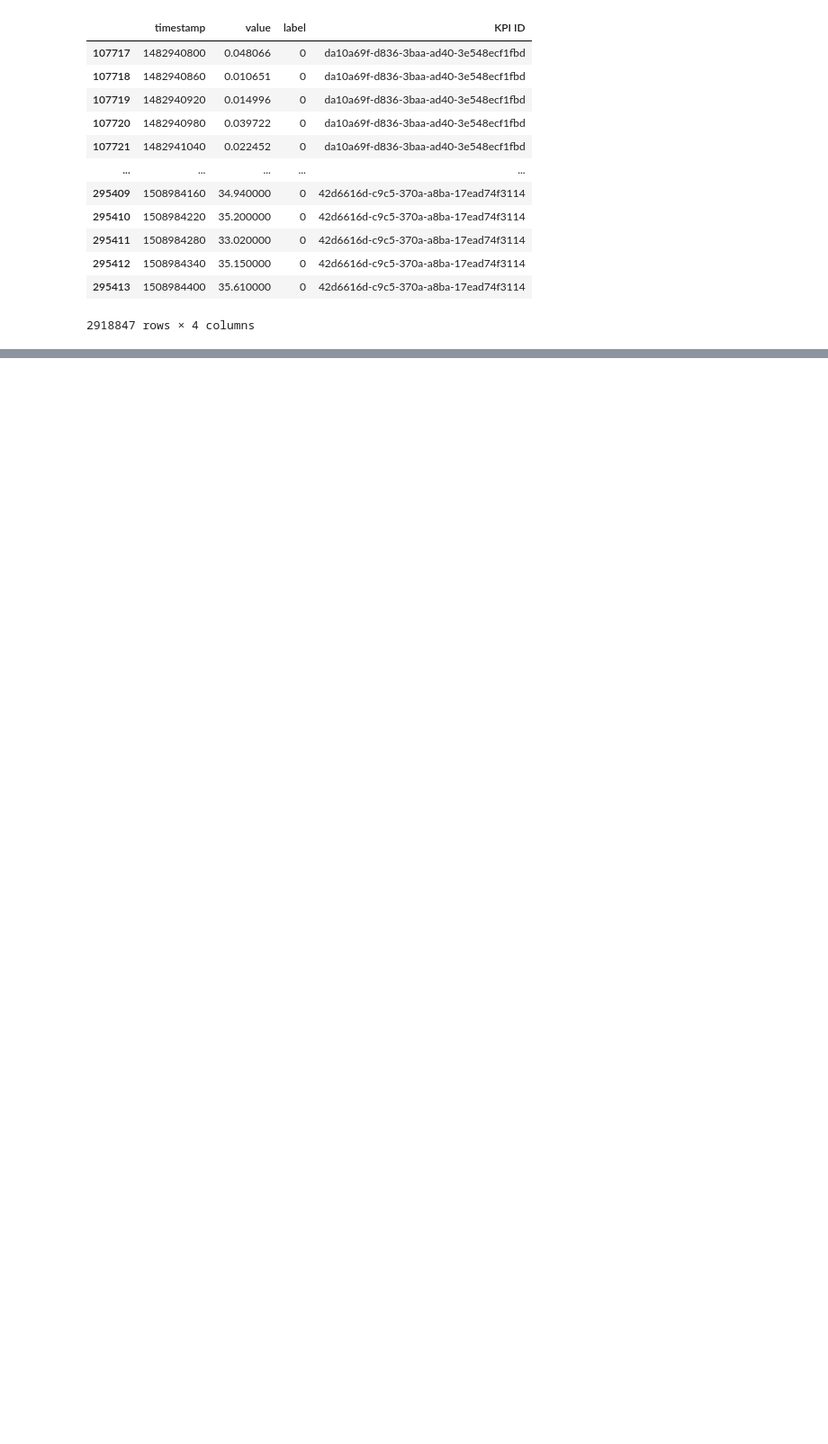
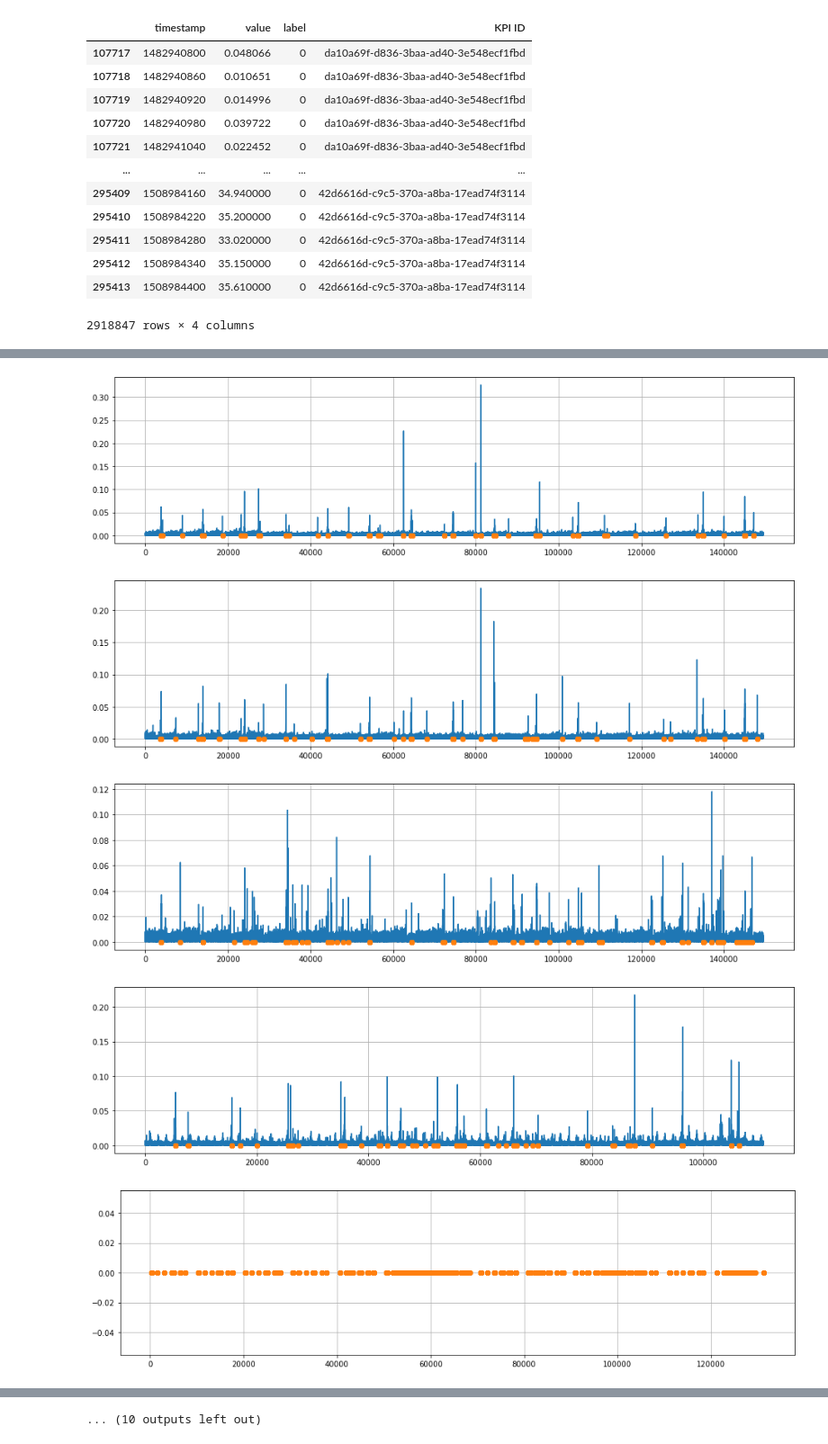
Before and after one commit to zloelias/hse-project-vae-lstm, a Jupyter notebook: observe-data.ipynb, the cells around one changed output, grey strips where cells are left out. Shown at 90% size. Saved outputs shown, nothing was run; the diff lists cells and outputs as text; code cells hidden in the pictures; blank space fills up the shorter version.

```diff
--- a/observe-data.ipynb
+++ b/observe-data.ipynb
@@ -130,0 +228,35 @@ df_train.groupby(by='KPI ID').count()
+# %%
+for file in files:
+    #file = './data/1.csv'
+    #df0 = df[df['KPI ID'] == uuids.index[i]]#[39000:45000]
+    df0 = pd.read_csv(file)
+
+    w = 1440
+    saliency = Silency(2,2,20000)
+    #S = np.real(saliency.transform_silency_map(df0.value.values))
+    S = saliency.transform_spectral_residual(df0.value.values)
+
+    S_mean1 = moving_average(S, w)
+    S_mean = np.append(np.array([0] * (w // 2)), S_mean1)
+    S_mean = np.append(S_mean, np.array([0] * (len(S) - len(S_mean))))
+
+    #S_mean = S.mean()
+
+    D = (S - S_mean) / S
+
+    W = 1 - 1 / (1 + np.exp(-(D - 5)))
+    W = S
+
+    fig, ax = plt.subplots(figsize=(16, 4))
+
+    ax.plot(df0.index.values, W)
+    ax.plot(df0[df0.label==1].index.values, [0]*len(df0[df0.label==1]), 'o')
+    ax.grid()
+
+    plt.show()
+# %% [output]
+[figure, added]
+[figure, added]
+[figure, added]
+[figure, added]
+[figure, added]
@@ -130,0 +270 @@ df_train.groupby(by='KPI ID').count()
+... (10 outputs left out)
```
Also changed, not shown: parts of 23 cells of this notebook.
